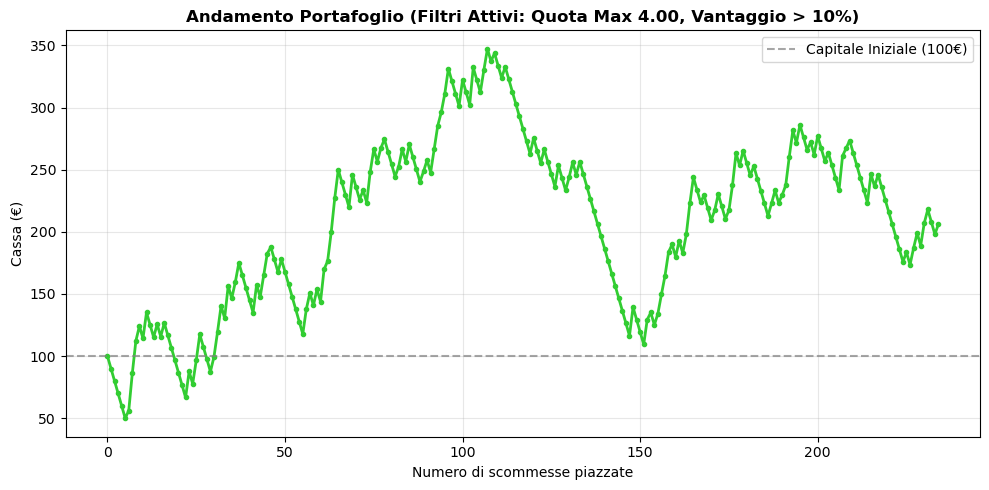
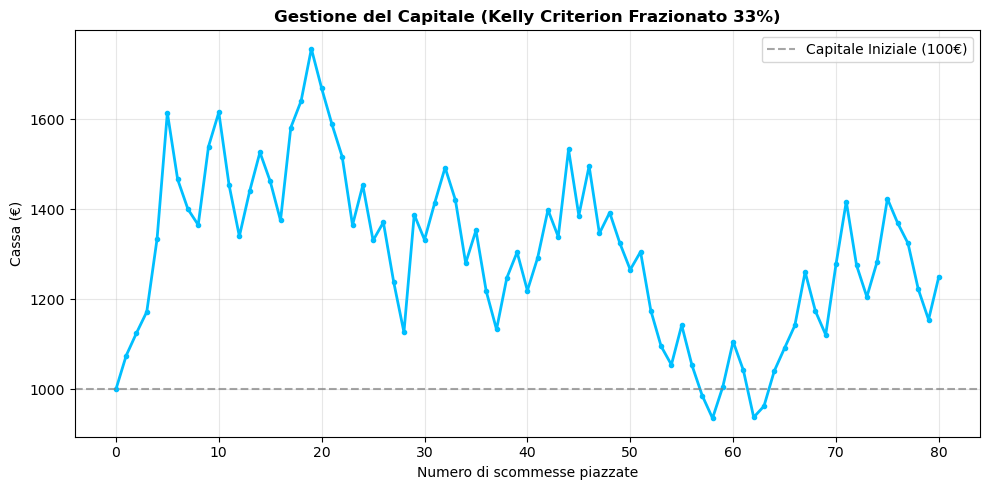
Unified diff of the notebook cell whose output changed from the first chart to the second:
--- before
+++ after
@@ -10,6 +10,5 @@
 
 # Impostazioni Finanziarie
-CASSA_INIZIALE = 100.0   
-PUNTATA = 10.0           
+CASSA_INIZIALE = 100.0              
 
 cassa_attuale = CASSA_INIZIALE
@@ -17,4 +16,9 @@
 scommesse_vinte = 0
 scommesse_perse = 0
+importo_totale_scommesso = 0.0
+
+# Introduzione del Criteri di Kelly frazionato
+MOLTIPLICATORE_KELLY = 0.33  # Stiamo usando il 33% (1/3) della formula di Kelly
+CAP_MASSIMO_PUNTATA = 0.10   # MAI puntare più del 10% della cassa su una singola giocata!
 
 previsioni = modello_definitivo.predict(X_storico)
@@ -47,5 +51,5 @@
     # I NUOVI FILTRI 
  
-    SOGLIA_VANTAGGIO = 0.10  # Aumentata dal 5% al 10%
+    SOGLIA_VANTAGGIO = 0.05  # 5% 
     QUOTA_MINIMA = 1.50      # Niente scommesse con guadagno ridicolo
     QUOTA_MASSIMA = 4.00     # Niente quote impossibili
@@ -55,4 +59,5 @@
     quota_giocata = 0
     esito_giocato = -1
+    probabilita_vincente = 0.0
     
     # Valutiamo il segno 1 (Casa)
@@ -61,4 +66,5 @@
         quota_giocata = quota_1
         esito_giocato = 1
+        probabilita_vincente = prob_ai_1
         
     # Valutiamo il segno 2 (Trasferta)
@@ -67,10 +73,35 @@
         quota_giocata = quota_2
         esito_giocato = 2
+        probabilita_vincente = prob_ai_2
         
     if scommessa_effettuata:
-        cassa_attuale -= PUNTATA
+        # CRITERIO DI KELLY
+
+        # b = moltiplicatore
+        b = quota_giocata - 1.0
+
+        # p = la mia probabilità
+        p = probabilita_vincente
+
+        # q = probabilità avversa
+        q = 1.0 - p
+
+        kelly_percentuale = ( (b * p) - q ) / b
+        
+        # Applichiamo il Kelly Frazionato
+        kelly_applicato = kelly_percentuale * MOLTIPLICATORE_KELLY
+        
+        # Assicuriamoci che non sia negativo (non dovrebbe, ma per sicurezza) e non superi il tetto massimo
+        kelly_applicato = max(0.001, min(kelly_applicato, CAP_MASSIMO_PUNTATA))
+        
+        # Calcoliamo quanti Euro effettivi puntare
+        puntata = cassa_attuale * kelly_applicato
+        
+        # Eseguiamo la scommessa
+        cassa_attuale -= puntata
+        importo_totale_scommesso += puntata
         
         if esito_giocato == risultato_reale:
-            vincita = PUNTATA * quota_giocata
+            vincita = puntata * quota_giocata
             cassa_attuale += vincita
             scommesse_vinte += 1
@@ -84,21 +115,22 @@
 win_rate = (scommesse_vinte / totale_scommesse * 100) if totale_scommesse > 0 else 0
 profitto = cassa_attuale - CASSA_INIZIALE
-roi = (profitto / (totale_scommesse * PUNTATA) * 100) if totale_scommesse > 0 else 0
+roi = (profitto / importo_totale_scommesso * 100) if importo_totale_scommesso > 0 else 0
 
-print("\n" + "="*40)
-print("💰 REPORT FINANZIARIO CECCHINO 💰")
-print("="*40)
-print(f"Scommesse Piazzate (solo Value Bet ultra-filtrate): {totale_scommesse}")
+print("\n" + "="*45)
+print("REPORT FINANZIARIO CON CRITERIO DI KELLY")
+print("="*45)
+print(f"Scommesse Piazzate (solo Value Bet): {totale_scommesse}")
 print(f"Vinte: {scommesse_vinte} | Perse: {scommesse_perse} (Win Rate: {win_rate:.1f}%)")
-print(f"ROI (Ritorno sull'Investimento): {roi:.2f}%")
+print(f"Volume d'affari mosso: {importo_totale_scommesso:.2f}€")
+print(f"ROI (Ritorno sull'Investimento reale): {roi:.2f}%\")")
 print(f"Cassa Finale: {cassa_attuale:.2f}€ (Profitto Netto: {profitto:+.2f}€)")
-print("="*40)
+print("="*45)
 
 # Grafico
 plt.figure(figsize=(10, 5))
-colore_linea = 'limegreen' if profitto >= 0 else 'red'
+colore_linea = 'deepskyblue' if profitto >= 0 else 'red'
 plt.plot(andamento_cassa, color=colore_linea, linewidth=2, marker='o', markersize=3)
 plt.axhline(y=CASSA_INIZIALE, color='gray', linestyle='--', alpha=0.7, label='Capitale Iniziale (100€)')
-plt.title('Andamento Portafoglio (Filtri Attivi: Quota Max 4.00, Vantaggio > 10%)', fontsize=12, fontweight='bold')
+plt.title('Gestione del Capitale (Kelly Criterion Frazionato 33%)', fontsize=12, fontweight='bold')
 plt.xlabel('Numero di scommesse piazzate', fontsize=10)
 plt.ylabel('Cassa (€)', fontsize=10)

Commit: Ottavo commit: introduzione del Criterio di Kelly